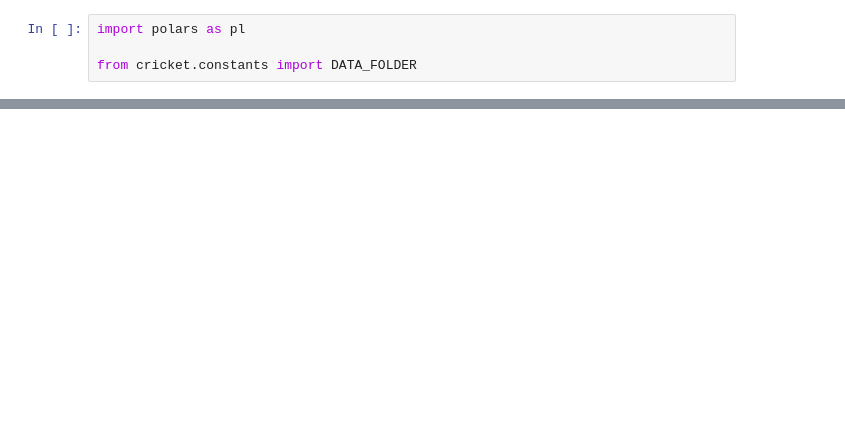
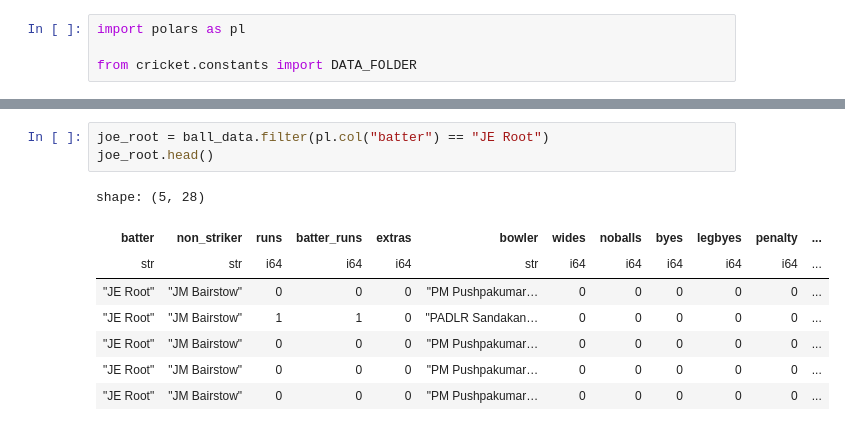
Before and after one commit to jme-taylor/cricket, a Jupyter notebook: notebooks/01_data_exploration.ipynb, the cells around one changed output, grey strips where cells are left out. Cells and saved outputs as stored; diff of their text form; blank space fills up the shorter version.

Commit message:
all data quick and in polars and formatted

```diff
--- a/notebooks/01_data_exploration.ipynb
+++ b/notebooks/01_data_exploration.ipynb
@@ -16,0 +29,12 @@ shape: (5, 28)
+# %%
+joe_root = ball_data.filter(pl.col("batter") == "JE Root")
+joe_root.head()
+# %% [output]
+shape: (5, 28)
+| batter | non_striker | runs | batter_runs | extras | bowler | wides | noballs | byes | legbyes | penalty | ... |
+| str | str | i64 | i64 | i64 | str | i64 | i64 | i64 | i64 | i64 | ... |
+| "JE Root" | "JM Bairstow" | 0 | 0 | 0 | "PM Pushpakumar… | 0 | 0 | 0 | 0 | 0 | ... |
+| "JE Root" | "JM Bairstow" | 1 | 1 | 0 | "PADLR Sandakan… | 0 | 0 | 0 | 0 | 0 | ... |
+| "JE Root" | "JM Bairstow" | 0 | 0 | 0 | "PM Pushpakumar… | 0 | 0 | 0 | 0 | 0 | ... |
+| "JE Root" | "JM Bairstow" | 0 | 0 | 0 | "PM Pushpakumar… | 0 | 0 | 0 | 0 | 0 | ... |
+| "JE Root" | "JM Bairstow" | 0 | 0 | 0 | "PM Pushpakumar… | 0 | 0 | 0 | 0 | 0 | ... |
```
Also changed, not shown: parts of 4 cells of this notebook, 6 other files.
